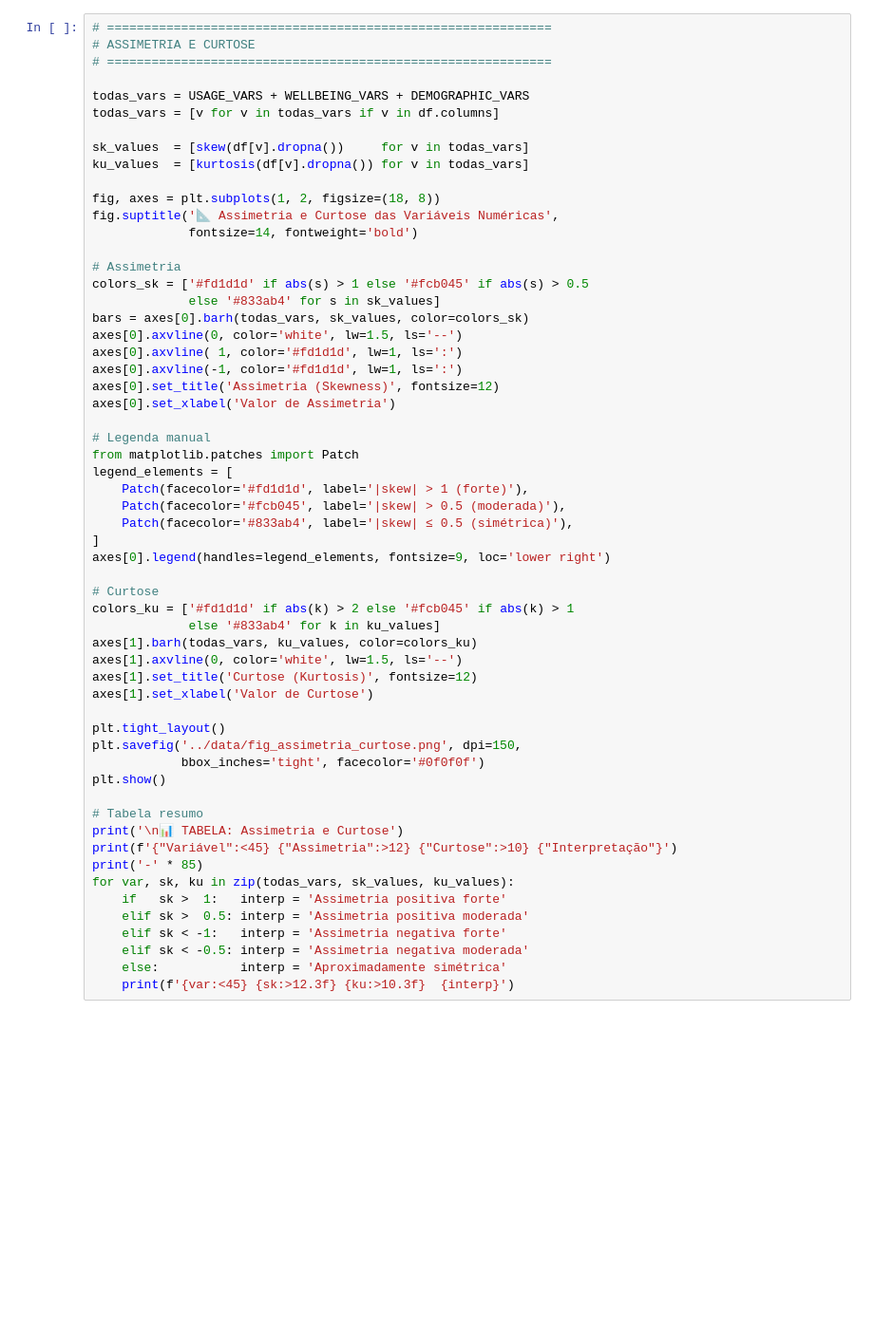
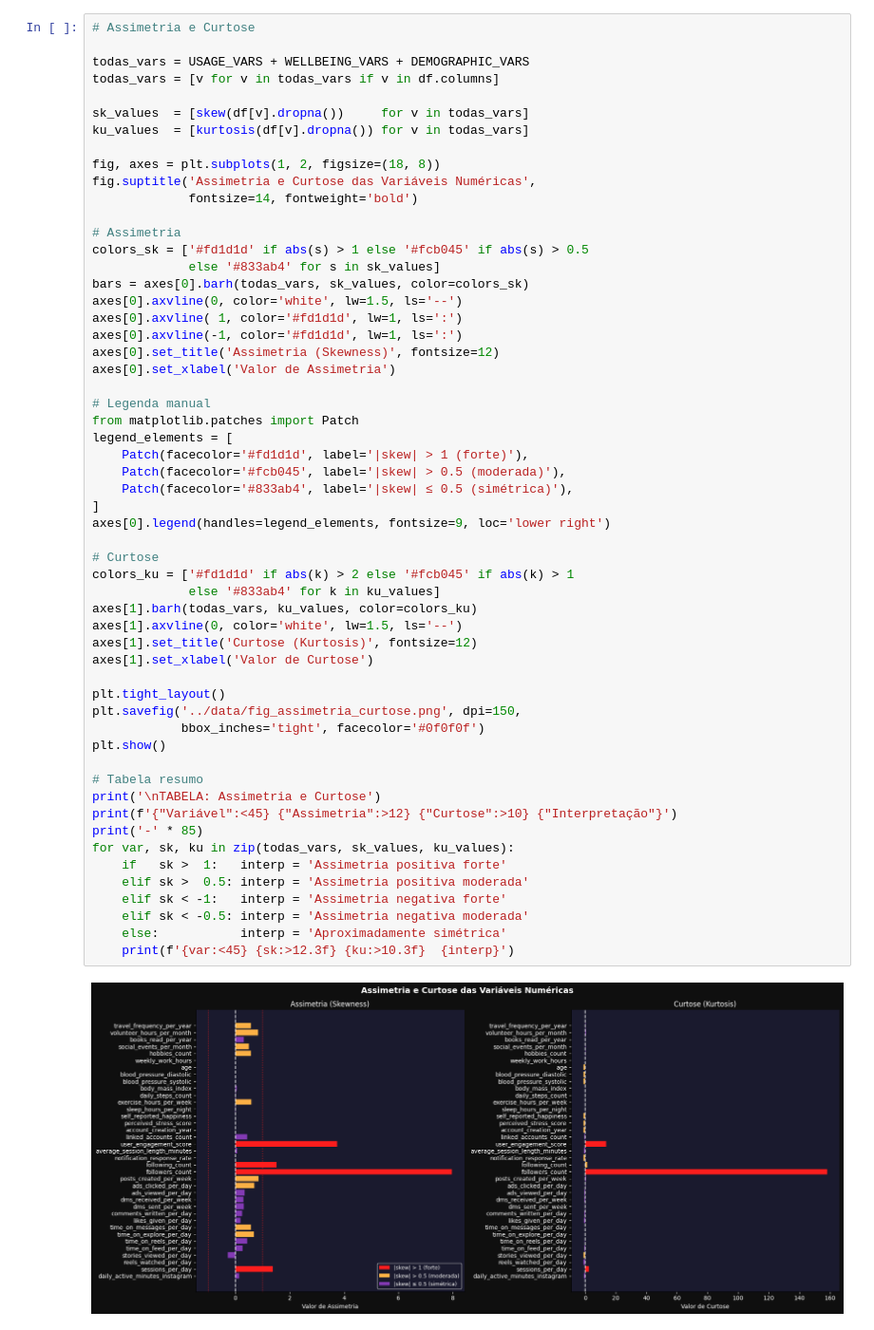
Before and after one commit to Mikael-Braun/LaboratoryOfDataAnalysis, a Jupyter notebook: notebooks/02_numeric_variables.ipynb, the cells around one changed output. Shown at 95% size. Drawn from its saved outputs; the diff is of its cells as text; blank space fills up the shorter version.

```diff
--- a/notebooks/02_numeric_variables.ipynb
+++ b/notebooks/02_numeric_variables.ipynb
@@ -213,7 +284,5 @@ print('💾 Guardado: fig_dispersao_boxplot.png')
 # %%
-# ============================================================
-# ASSIMETRIA E CURTOSE
-# ============================================================
+# Assimetria e Curtose
 
 todas_vars = USAGE_VARS + WELLBEING_VARS + DEMOGRAPHIC_VARS
 todas_vars = [v for v in todas_vars if v in df.columns]
@@ -222,7 +291,7 @@ sk_values  = [skew(df[v].dropna())     for v in todas_vars]
 ku_values  = [kurtosis(df[v].dropna()) for v in todas_vars]
 
 fig, axes = plt.subplots(1, 2, figsize=(18, 8))
-fig.suptitle('📐 Assimetria e Curtose das Variáveis Numéricas',
+fig.suptitle('Assimetria e Curtose das Variáveis Numéricas',
              fontsize=14, fontweight='bold')
 
 # Assimetria
@@ -240,31 +309,33 @@ from matplotlib.patches import Patch
 legend_elements = [
     Patch(facecolor='#fd1d1d', label='|skew| > 1 (forte)'),
     Patch(facecolor='#fcb045', label='|skew| > 0.5 (moderada)'),
     Patch(facecolor='#833ab4', label='|skew| ≤ 0.5 (simétrica)'),
 ]
 axes[0].legend(handles=legend_elements, fontsize=9, loc='lower right')
 
 # Curtose
 colors_ku = ['#fd1d1d' if abs(k) > 2 else '#fcb045' if abs(k) > 1
              else '#833ab4' for k in ku_values]
 axes[1].barh(todas_vars, ku_values, color=colors_ku)
 axes[1].axvline(0, color='white', lw=1.5, ls='--')
 axes[1].set_title('Curtose (Kurtosis)', fontsize=12)
 axes[1].set_xlabel('Valor de Curtose')
 
 plt.tight_layout()
 plt.savefig('../data/fig_assimetria_curtose.png', dpi=150,
             bbox_inches='tight', facecolor='#0f0f0f')
 plt.show()
 
 # Tabela resumo
-print('\n📊 TABELA: Assimetria e Curtose')
+print('\nTABELA: Assimetria e Curtose')
 print(f'{"Variável":<45} {"Assimetria":>12} {"Curtose":>10} {"Interpretação"}')
 print('-' * 85)
 for var, sk, ku in zip(todas_vars, sk_values, ku_values):
     if   sk >  1:   interp = 'Assimetria positiva forte'
     elif sk >  0.5: interp = 'Assimetria positiva moderada'
     elif sk < -1:   interp = 'Assimetria negativa forte'
     elif sk < -0.5: interp = 'Assimetria negativa moderada'
     else:           interp = 'Aproximadamente simétrica'
     print(f'{var:<45} {sk:>12.3f} {ku:>10.3f}  {interp}')
+# %% [output]
+[figure, added]
```
Also changed, not shown: parts of 11 cells of this notebook, 13 other files.
